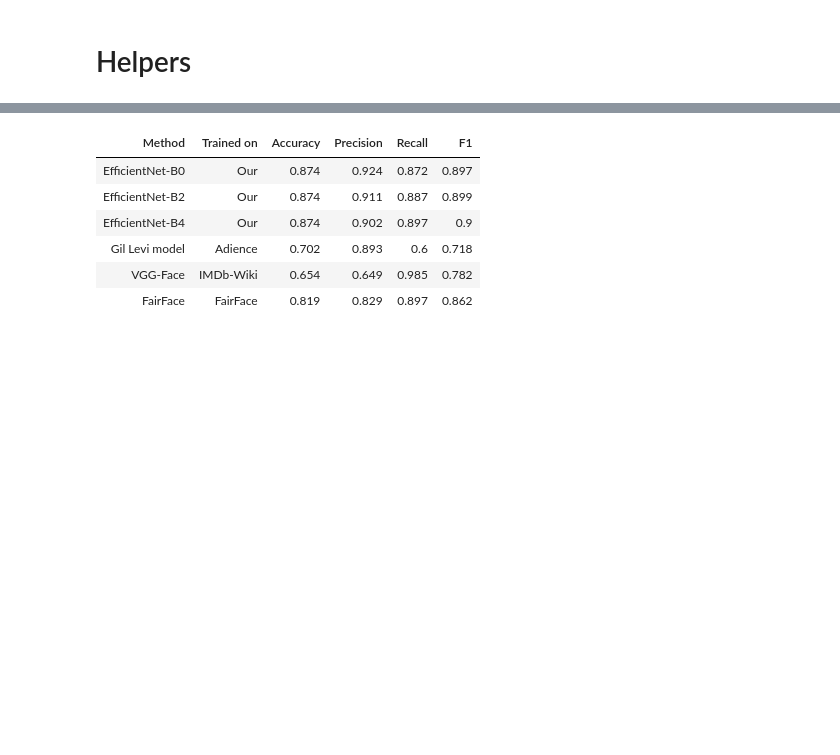
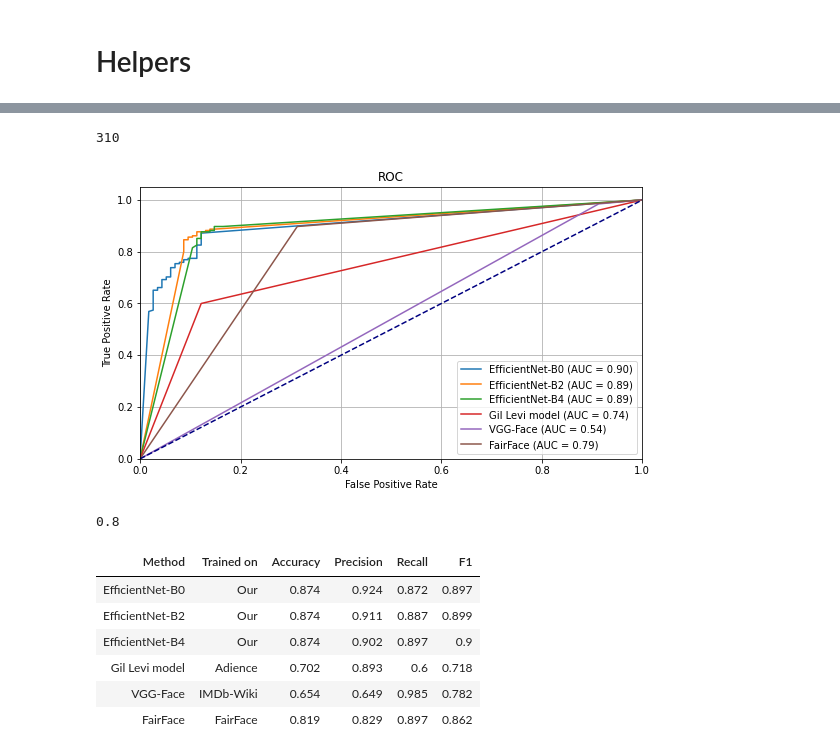
Before and after one commit to Feodoros/ForensicGenderSex, a Jupyter notebook: testing_models.ipynb, the cells around one changed output, grey strips where cells are left out. Drawn from its saved outputs; the diff is of its cells as text; code cells hidden in the pictures; blank space fills up the shorter version.

```diff
--- a/TestingModels.ipynb
+++ b/testing_models.ipynb
@@ -433,3 +622,30 @@ get_res_fairface('TestDataset/CroppedFaces/0/76_f.jpg')
 # %%
 def convert2RGB(img):
     return cv2.cvtColor(img, cv2.COLOR_BGR2RGB)
+# %%
+def get_fpr_tpr_auc(testy, probs):
+    probs = np.array(probs)[:, 1]
+    fpr, tpr, treshold = roc_curve(testy, probs)
+    roc_auc = auc(fpr, tpr)
+    return fpr, tpr, roc_auc
+# %%
+testy_bo, probs_b0 = get_probs(get_res_b0)
+testy_b2, probs_b2 = get_probs(get_res_b2)
+testy_b4, probs_b4 = get_probs(get_res_b4)
+testy_g, probs_g = get_probs(get_res_adience)
+testy_vgg, probs_vgg = get_probs(get_res_vgg_imdb)
+testy_f, probs_f = get_probs(get_res_fairface)
+# %%
+fpr_b0, tpr_b0, auc_b0 = get_fpr_tpr_auc(testy_bo, probs_b0)
+fpr_b2, tpr_b2, auc_b2 = get_fpr_tpr_auc(testy_b2, probs_b2)
+fpr_b4, tpr_b4, auc_b4 = get_fpr_tpr_auc(testy_b4, probs_b4)
+fpr_g, tpr_g, auc_g = get_fpr_tpr_auc(testy_g, probs_g)
+fpr_vgg, tpr_vgg, auc_vgg = get_fpr_tpr_auc(testy_vgg, probs_vgg)
+fpr_f, tpr_f, auc_f = get_fpr_tpr_auc(testy_f, probs_f)
+# %%
+roc_dict = {"EfficientNet-B0" : [fpr_b0, tpr_b0, auc_b0],
+           "EfficientNet-B2" : [fpr_b2, tpr_b2, auc_b2],
+           "EfficientNet-B4" : [fpr_b4, tpr_b4, auc_b4],
+           "Gil Levi model" : [fpr_g, tpr_g, auc_g],
+           "VGG-Face" : [fpr_vgg, tpr_vgg, auc_vgg],
+           "FairFace" : [fpr_f, tpr_f, auc_f]}
@@ -435,0 +673,28 @@ def convert2RGB(img):
+# %%
+len(probs_vgg)
+# %% [output]
+310
+# %%
+fig = plt.figure()
+fig.set_size_inches(9, 5)
+
+for method in roc_dict:
+    fpr, tpr, roc_auc = roc_dict[method]
+    plt.plot(fpr, tpr,
+         label=method + ' (AUC = %0.2f)' % roc_auc)
+
+plt.plot([0, 1], [0, 1], color='navy', linestyle='--')
+plt.xlim([0.0, 1.0])
+plt.ylim([0.0, 1.05])
+plt.xlabel('False Positive Rate')
+plt.ylabel('True Positive Rate')
+plt.title('ROC')
+plt.legend(loc="lower right")
+plt.grid(True)
+plt.show()
+# %% [output]
+[figure, added]
+# %%
+roc_auc_g
+# %% [output]
+0.8
```
Also changed, not shown: parts of 73 cells of this notebook.
